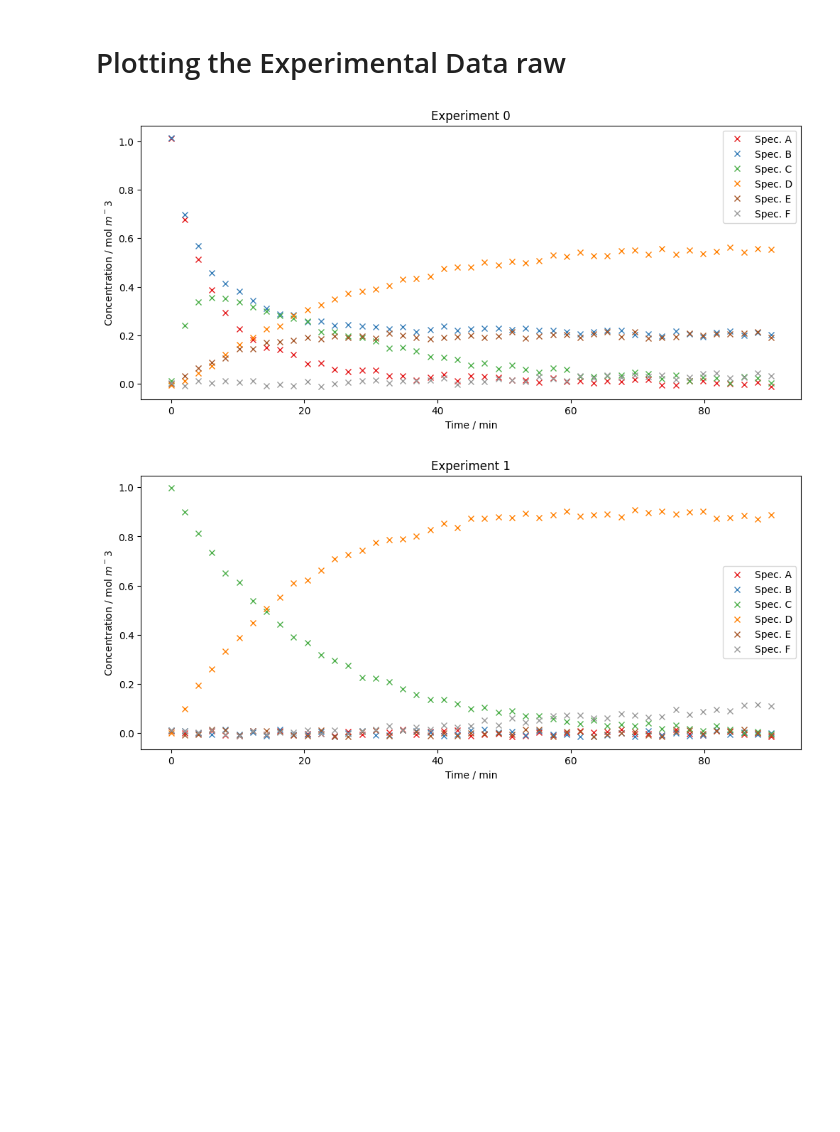
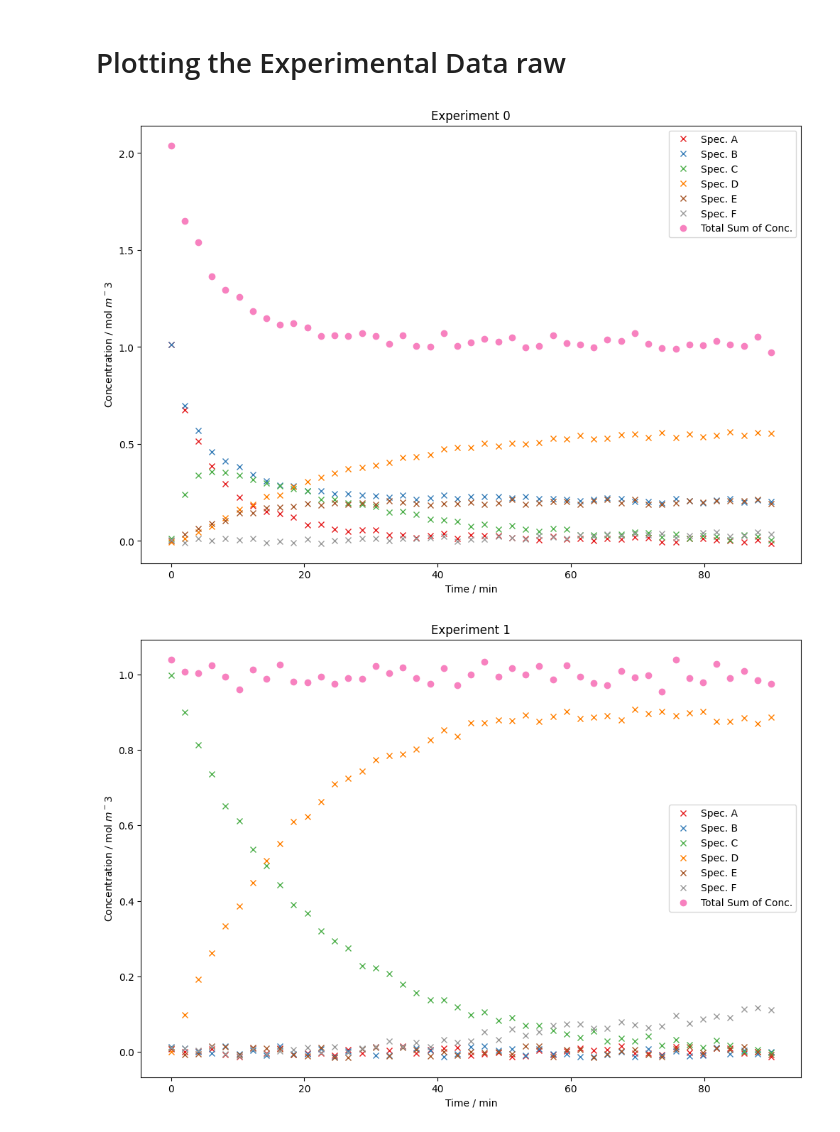
Before and after one commit to PeterSchoenung/CRE3-Assignment-1, a Jupyter notebook: Assignment1_Solution_Group7.ipynb, the cells around one changed output. Saved outputs shown, nothing was run; the diff lists cells and outputs as text; code cells hidden in the pictures; blank space fills up the shorter version.

```diff
--- a/Assignment1_Solution_Group7.ipynb
+++ b/Assignment1_Solution_Group7.ipynb
@@ -56,20 +56,24 @@ print(ExperimentalData[0:3])
 # %%
 no_of_species = 6
 speciescount = np.array(["A","B","C","D","E","F"])              # Naming Array for Legends in plotting
 colors = colormaps.get_cmap('Set1')                            # Getting a colormap from library, personal preference and visibility
 colordivider = np.array([0,0.15,0.3,0.5,0.7,0.99])               # Arrays with integers, to get the same colors for the same species in all diagrams
 
 for i in range(no_of_exp):
-    plt.subplots(figsize=(12,5))
+    plt.subplots(figsize=(12,8))
+    total_conc = np.zeros(45)
     for j in range(no_of_species):
         start = i * 270 + j *45                                         # starting point of each experimental series, 6 species times 45 measuring points equals 270 eperimental data points per experiment
+        for p in range(45):
+            total_conc[p] = total_conc[p] + ExperimentalData[start + p]
         plt.plot(exp_time[i], ExperimentalData[start : start + 45], 'x' , label = "Spec. " + speciescount[j], color = colors(colordivider[j]))
-        plt.legend()
         plt.title("Experiment " + str(i))
         plt.xlabel("Time / min")
         plt.ylabel("Concentration / mol $m^-3$")
 
+    plt.plot(exp_time[i], total_conc, 'o', label = 'Total Sum of Conc.', color = colors(0.8))
+    plt.legend()
     plt.show()
 # %% [output]
-[figure, old version]
+[figure, new version]
-[figure, old version]
+[figure, new version]
```
Also changed, not shown: parts of 2 cells of this notebook.
